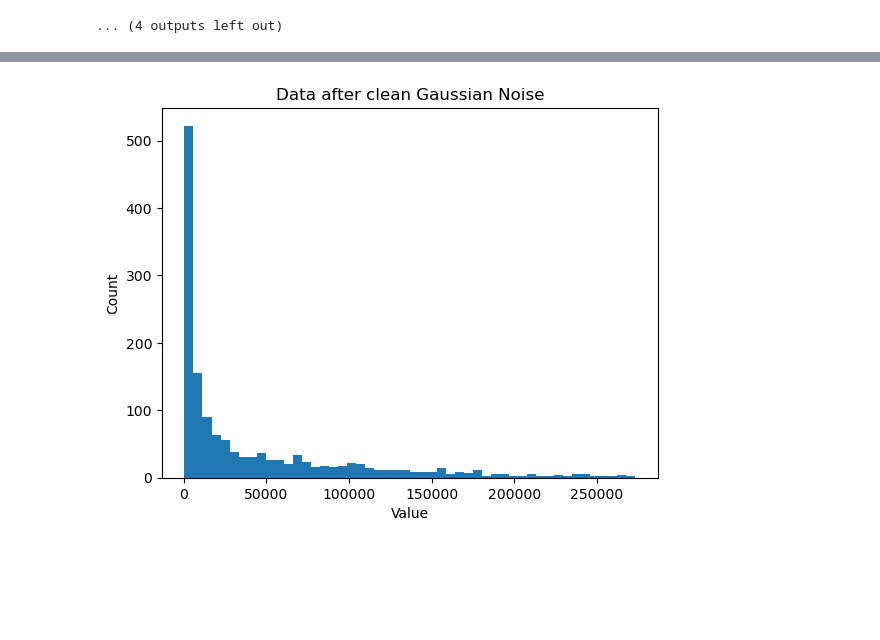
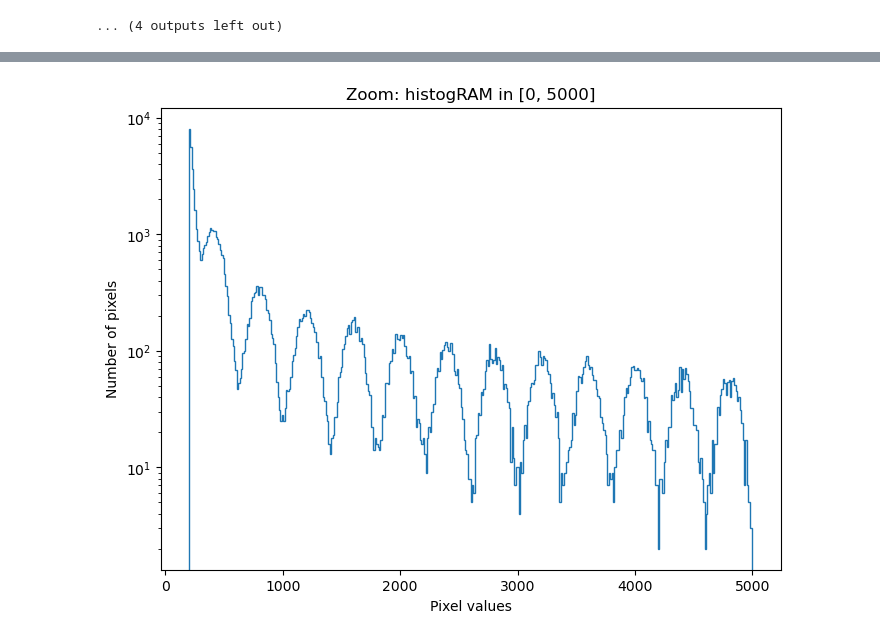
Before and after one commit to dowlingwong/GGI_CCDNR, a Jupyter notebook: CCD_viz.ipynb, the cells around one changed output, grey strips where cells are left out. Saved outputs shown, nothing was run; the diff lists cells and outputs as text; code cells hidden in the pictures; blank space fills up the shorter version.

Commit message:
make it through to the step of fitting the spectrum

```diff
--- a/CCD_viz.ipynb
+++ b/CCD_viz.ipynb
@@ -57,11 +44,27 @@ data = data.flatten()
 # %%
-masked_data = data[data >= 500]
+folder = "CCD/"
 
-# 2. Plot histogram
-plt.hist(masked_data, bins=50)   # adjust bins as you like
-plt.xlabel("Value")
-plt.ylabel("Count")
-plt.title("Data after clean Gaussian Noise")
+all_values = []
+
+# ---- Load and filter all CSVs ----
+for file in sorted(glob.glob(os.path.join(folder, "*.csv"))):
+    arr = pd.read_csv(file, header=None).values
+    flat = arr.flatten()
+    all_values.append(flat)
+all_values = np.concatenate(all_values)
+data = all_values
+
+plt.figure(figsize=(8,6))
+counts, bin_edges, _ = plt.hist(
+    data,
+    bins=400,            # muchos bins
+    range=(200, 5000),     # SOLO la parte baja
+    histtype='step'
+)
+plt.yscale('log')
+plt.xlabel("Pixel values")
+plt.ylabel("Number of pixels")
+plt.title("Zoom: histogRAM in [0, 5000]")
 plt.show()
 # %% [output]
-[figure, old version]
+[figure, new version]
```
Also changed, not shown: parts of 6 cells of this notebook, 4 other files.
